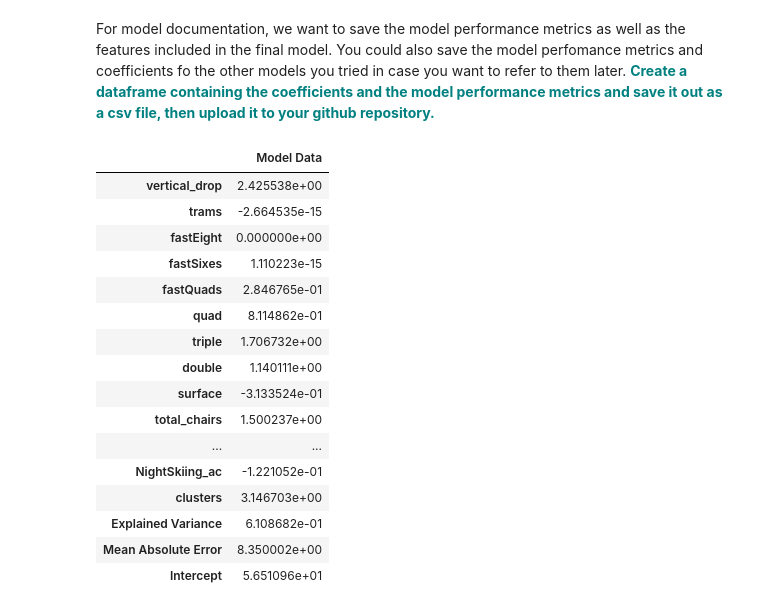
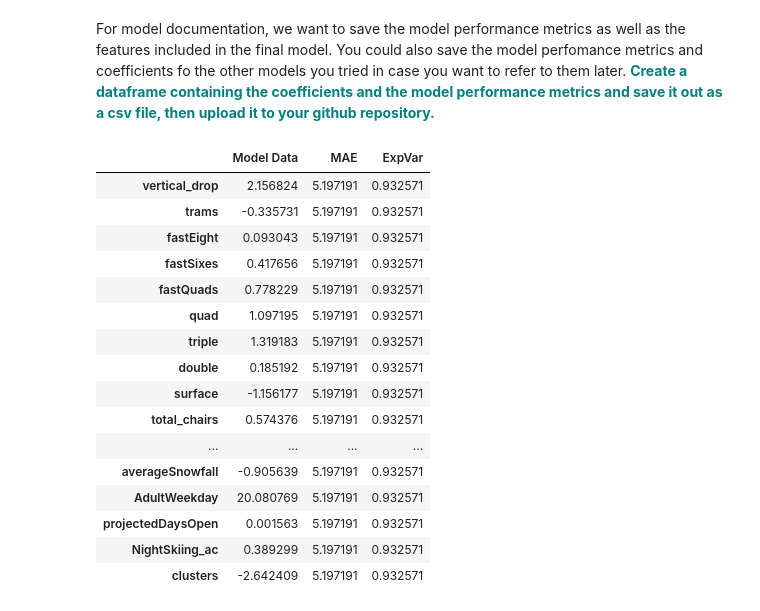
Before and after one commit to steviekwonders/Guided-Capstone, a Jupyter notebook: Documentation/Notebook_stepsix.ipynb, the cells around one changed output. Drawn from its saved outputs; the diff is of its cells as text; code cells hidden in the pictures.

```diff
--- a/Documentation/Notebook_stepsix.ipynb
+++ b/Documentation/Notebook_stepsix.ipynb
@@ -263,28 +275,27 @@ dump(model, 'models/regression_model_adultweekend.joblib')
 For model documentation, we want to save the model performance metrics as well as the features included in the final model. You could also save the model perfomance metrics and coefficients fo the other models you tried in case you want to refer to them later. **<font color='teal'> Create a dataframe containing the coefficients and the model performance metrics and save it out as a csv file, then upload it to your github repository.</font>**
 # %%
 model_data = pd.DataFrame(lm.coef_, X.columns, columns=['Model Data'])
-model_data.loc['Explained Variance'] = sklearn.metrics.explained_variance_score(y_test, y_pred)
-model_data.loc['Mean Absolute Error'] = sklearn.metrics.mean_absolute_error(y_test, y_pred)
-model_data.loc['Intercept'] = lm.intercept_
+model_data['MAE'] = mean_absolute_error(y_test, y_pred)
+model_data['ExpVar'] = explained_variance_score(y_test, y_pred)
 model_data
 # %% [output]
-|  | Model Data |
-| vertical_drop | 2.425538e+00 |
-| trams | -2.664535e-15 |
-| fastEight | 0.000000e+00 |
-| fastSixes | 1.110223e-15 |
-| fastQuads | 2.846765e-01 |
-| quad | 8.114862e-01 |
-| triple | 1.706732e+00 |
-| double | 1.140111e+00 |
-| surface | -3.133524e-01 |
-| total_chairs | 1.500237e+00 |
-| ... | ... |
-| NightSkiing_ac | -1.221052e-01 |
-| clusters | 3.146703e+00 |
-| Explained Variance | 6.108682e-01 |
-| Mean Absolute Error | 8.350002e+00 |
-| Intercept | 5.651096e+01 |
+|  | Model Data | MAE | ExpVar |
+| vertical_drop | 2.156824 | 5.197191 | 0.932571 |
+| trams | -0.335731 | 5.197191 | 0.932571 |
+| fastEight | 0.093043 | 5.197191 | 0.932571 |
+| fastSixes | 0.417656 | 5.197191 | 0.932571 |
+| fastQuads | 0.778229 | 5.197191 | 0.932571 |
+| quad | 1.097195 | 5.197191 | 0.932571 |
+| triple | 1.319183 | 5.197191 | 0.932571 |
+| double | 0.185192 | 5.197191 | 0.932571 |
+| surface | -1.156177 | 5.197191 | 0.932571 |
+| total_chairs | 0.574376 | 5.197191 | 0.932571 |
+| ... | ... | ... | ... |
+| averageSnowfall | -0.905639 | 5.197191 | 0.932571 |
+| AdultWeekday | 20.080769 | 5.197191 | 0.932571 |
+| projectedDaysOpen | 0.001563 | 5.197191 | 0.932571 |
+| NightSkiing_ac | 0.389299 | 5.197191 | 0.932571 |
+| clusters | -2.642409 | 5.197191 | 0.932571 |
 # %%
 path="/Users/student/Desktop/SpringBoardDSCareerTrack/Springboard/Guided Capstone Ski/models"
 os.chdir(path)
```
Also changed, not shown: parts of 16 cells of this notebook.
